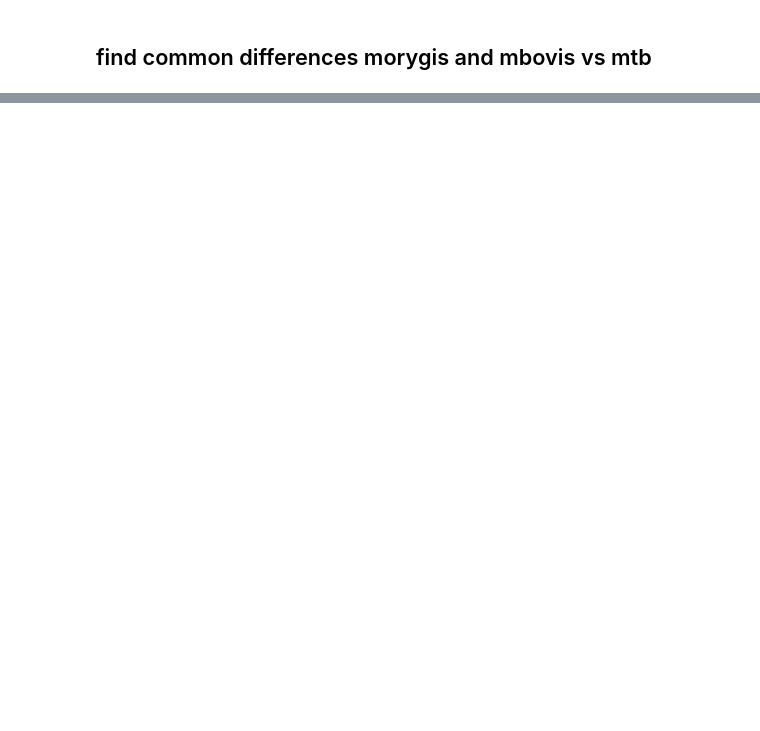
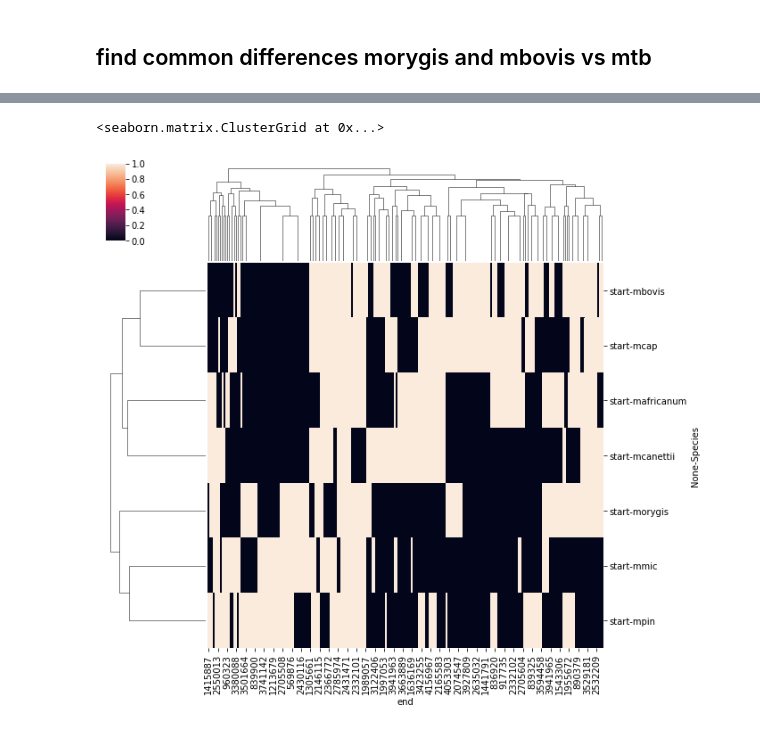
Before and after one commit to Matt-McElheron/Orygis_project, a Jupyter notebook: RunNucDiff_02-08-19.ipynb, the cells around one changed output, grey strips where cells are left out. Drawn from its saved outputs; the diff is of its cells as text; code cells hidden in the pictures; blank space fills up the shorter version.

Commit message:
friday clustermap

```diff
--- a/RunNucDiff_02-08-19.ipynb
+++ b/RunNucDiff_02-08-19.ipynb
@@ -149,0 +184,29 @@ for filename in os.listdir('MTB_h37rv_morygis_ncbi/results'):
+# %%
+df_list = []
+
+# We iterate over the results file and extract features
+for result_file in nucdiff_results:
+
+    # We then iterate over each file in the results..
+    for result in os.listdir(result_file):
+
+        # .. and only parse the files of interest..
+            """    if "ref_snps" in result:
+
+            # .. and parse them through the SNPs retriever
+            snps_df = get_nucdiff_snps(f'{result_file}/{result}')
+            df_list.append(snps_df)
+            print(f'{result_file}/{result}')
+
+            print()   """
+        # and same for indels
+            if "ref_struct" in result:
+
+                indels_df = get_nucdiff_indels(f'{result_file}/{result}')
+                indels_df['Species'] = result.split('_')[0]
+                df_list.append(indels_df)
+
+
+indels = pd.concat(df_list)
+#indels.groupby('start').agg({'Species':np.size})
+indels[(indels.Name == 'deletion') | (indels.Name == 'insertion')][:10]
@@ -150,3 +230,14 @@ for filename in os.listdir('MTB_h37rv_morygis_ncbi/results'):
+# %%
+indels_only = indels[(indels.Name == 'deletion') | (indels.Name == 'insertion')]
+
+start_table = pd.pivot_table(indels, index=['end'], columns=['Species'], aggfunc=np.sum, fill_value = 0)
+start_table[start_table > 1] = 1
+start_table = start_table[start_table.sum(1)>1]
+# %%
+sns.clustermap(start_table.T)
+# %% [output]
+<seaborn.matrix.ClusterGrid at 0x...>
+[figure, added]
 # %%
 # This forms a combined snps and indels df for each strain
 mbovis_snpdels = pd.concat([mbovis_indels_df, mbovis_snps_df])
```
Also changed, not shown: parts of 10 cells of this notebook, 1 other file.
